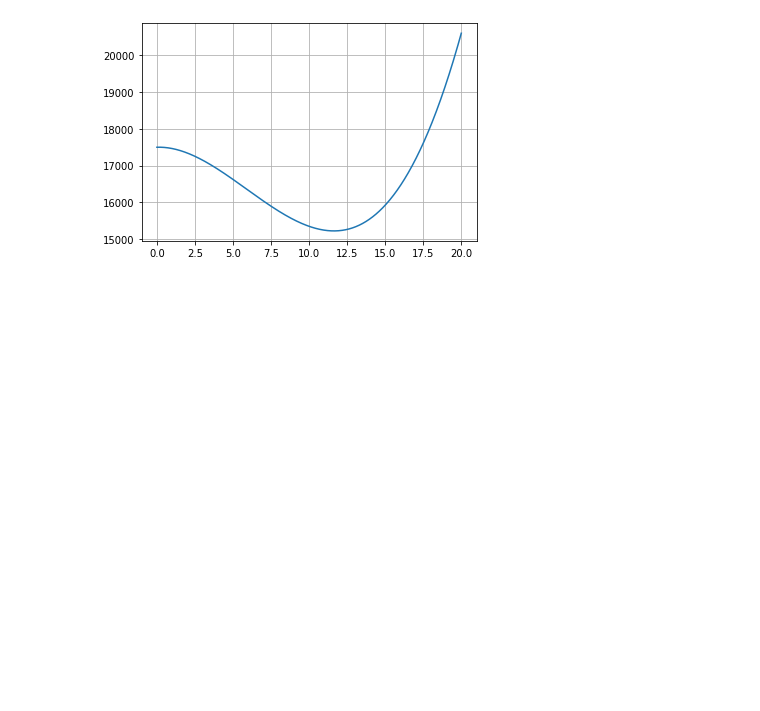
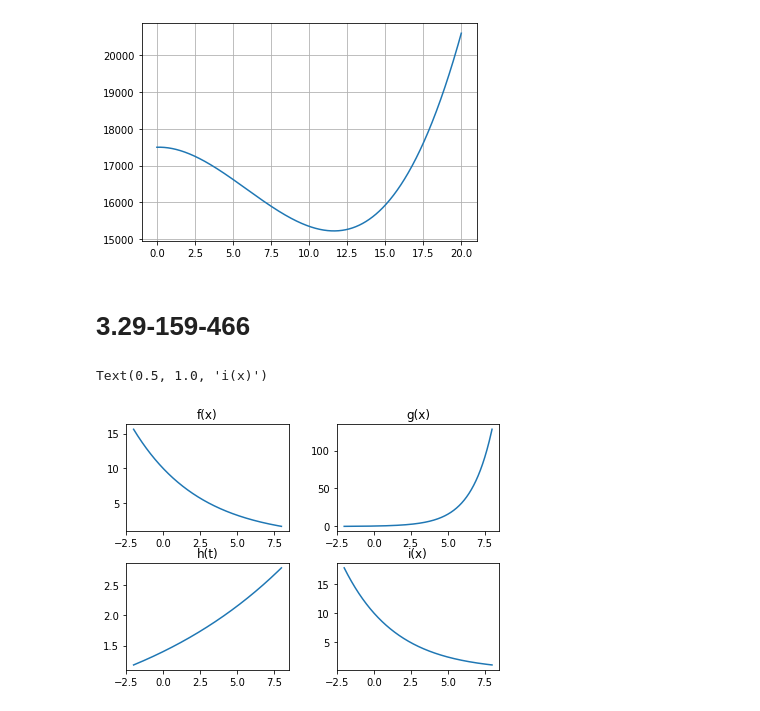
Before and after one commit to bitjungle/1T-Monster, a Jupyter notebook: kapittel-03.ipynb, the cells around one changed output. Cells and saved outputs as stored; diff of their text form; code cells hidden in the pictures; blank space fills up the shorter version.

```diff
--- a/kapittel-03.ipynb
+++ b/kapittel-03.ipynb
@@ -887,3 +888,41 @@ Folketall i år 2030: 51250
 Ikke et særlig realistisk folketall.
 Prosentvis økning fra 2000 vil da være 193 %
 [figure]
+# %% [markdown]
+# 3.29-159-466
+# %%
+def f(x):
+    return 10 * 0.8**x
+
+def g(x):
+    return (1/2) * 2**x
+
+def h(t):
+    return 1.4 * 1.09**t
+
+def i(x):
+    return 10 * 0.75**x
+
+xverdier = np.linspace(-2, 8, 1000)
+y_f = f(xverdier)
+y_g = g(xverdier)
+y_h = h(xverdier)
+y_i = i(xverdier)
+
+fig, ax = plt.subplots(2, 2)
+fig.tight_layout()
+
+ax[0, 0].plot(xverdier, y_f)
+ax[0, 0].set_title('f(x)')
+
+ax[0, 1].plot(xverdier, y_g)
+ax[0, 1].set_title('g(x)')
+
+ax[1, 0].plot(xverdier, y_h)
+ax[1, 0].set_title('h(t)')
+
+ax[1, 1].plot(xverdier, y_i)
+ax[1, 1].set_title('i(x)')
+# %% [output]
+Text(0.5, 1.0, 'i(x)')
+[figure, added]
```
Also changed, not shown: parts of 15 cells of this notebook, 1 other file.
